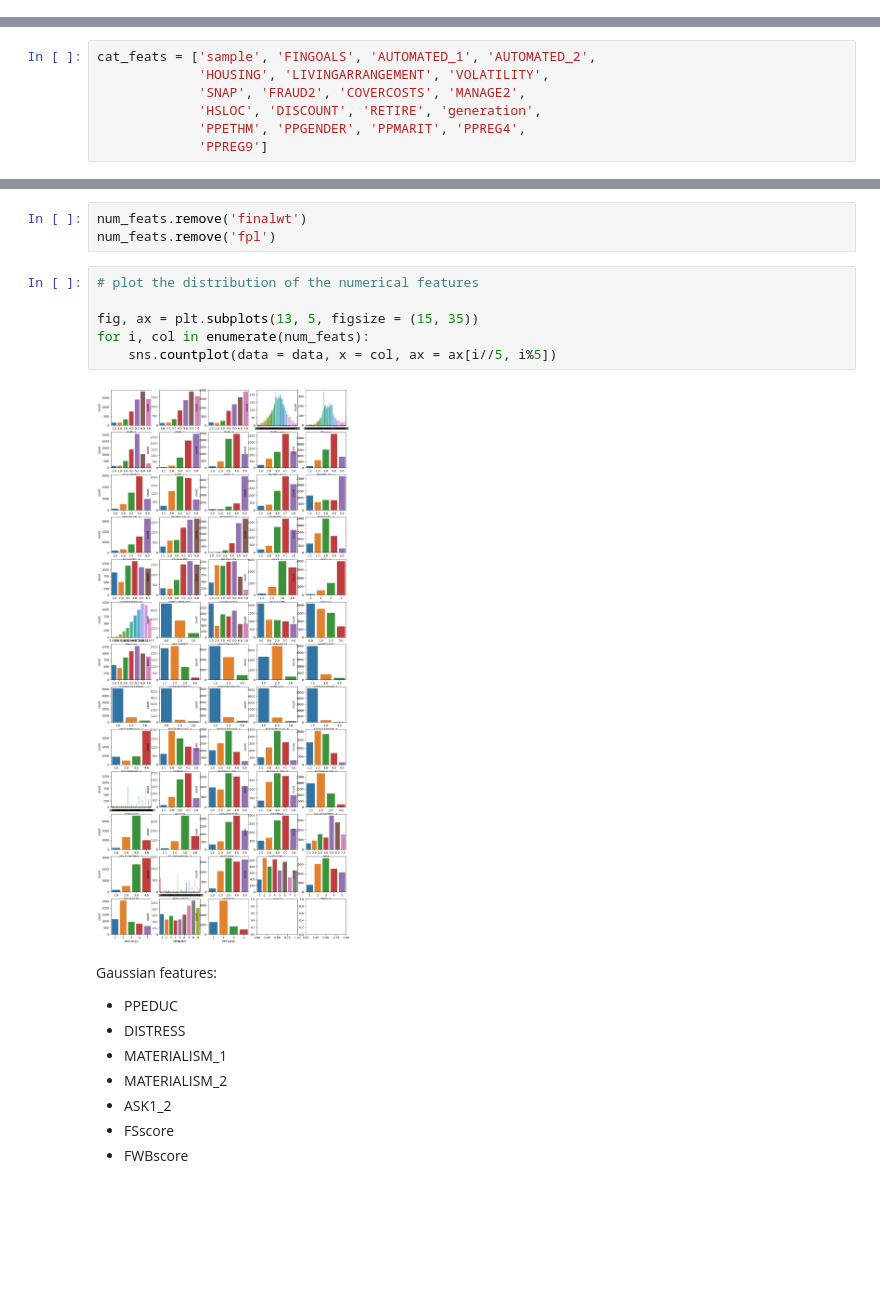
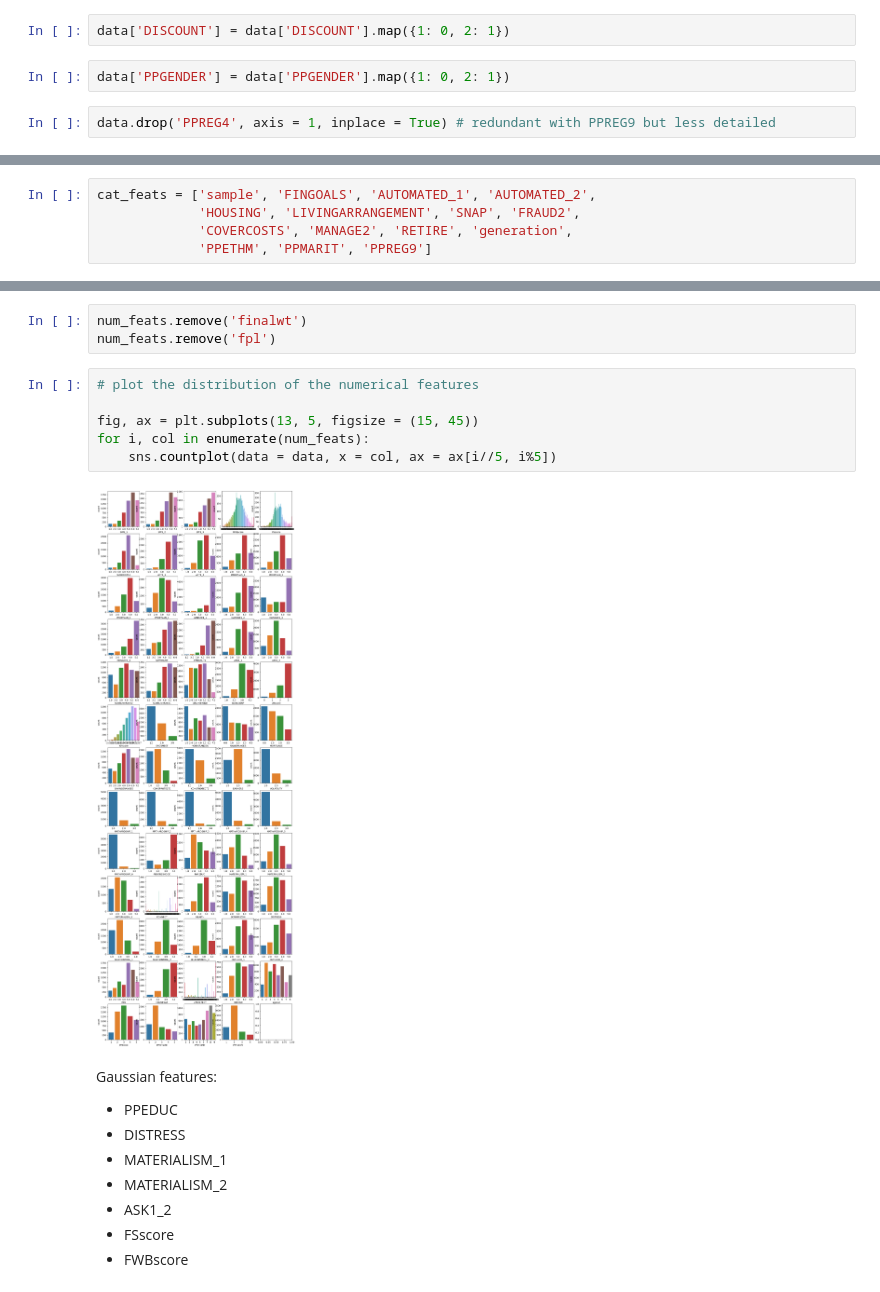
Before and after one commit to inesmcm26/ims_grant, a Jupyter notebook: preprocess.ipynb, the cells around one changed output, grey strips where cells are left out. Cells and saved outputs as stored; diff of their text form; blank space fills up the shorter version.

Commit message:
data pre one hot + data after one hot

```diff
--- a/preprocess.ipynb
+++ b/preprocess.ipynb
@@ -891,3 +891,9 @@ data.loc[data['RETIRE'] == -2, 'RETIRE'] = 4 # 4th option: not retired
 data[data.isin([-2]).any(axis=1)].shape[0]
 # %% [output]
 0
+# %%
+data['DISCOUNT'] = data['DISCOUNT'].map({1: 0, 2: 1})
+# %%
+data['PPGENDER'] = data['PPGENDER'].map({1: 0, 2: 1})
+# %%
+data.drop('PPREG4', axis = 1, inplace = True) # redundant with PPREG9 but less detailed
@@ -900,10 +916,8 @@ print(data.shape)
 # %%
 cat_feats = ['sample', 'FINGOALS', 'AUTOMATED_1', 'AUTOMATED_2',
-             'HOUSING', 'LIVINGARRANGEMENT', 'VOLATILITY',
-             'SNAP', 'FRAUD2', 'COVERCOSTS', 'MANAGE2',
-             'HSLOC', 'DISCOUNT', 'RETIRE', 'generation',
-             'PPETHM', 'PPGENDER', 'PPMARIT', 'PPREG4',
-             'PPREG9']
+             'HOUSING', 'LIVINGARRANGEMENT', 'SNAP', 'FRAUD2',
+             'COVERCOSTS', 'MANAGE2', 'RETIRE', 'generation',
+             'PPETHM', 'PPMARIT', 'PPREG9']
 # %%
 # one hot encoding
 data = pd.get_dummies(data, columns = cat_feats, drop_first = True)
@@ -936,11 +950,11 @@ num_feats.remove('fpl')
 # %%
 # plot the distribution of the numerical features
 
-fig, ax = plt.subplots(13, 5, figsize = (15, 35))
+fig, ax = plt.subplots(13, 5, figsize = (15, 45))
 for i, col in enumerate(num_feats):
     sns.countplot(data = data, x = col, ax = ax[i//5, i%5])
 # %% [output]
-[figure, old version]
+[figure, new version]
 # %% [markdown]
 Gaussian features:
 
```
Also changed, not shown: parts of 6 cells of this notebook, 3 other files.
